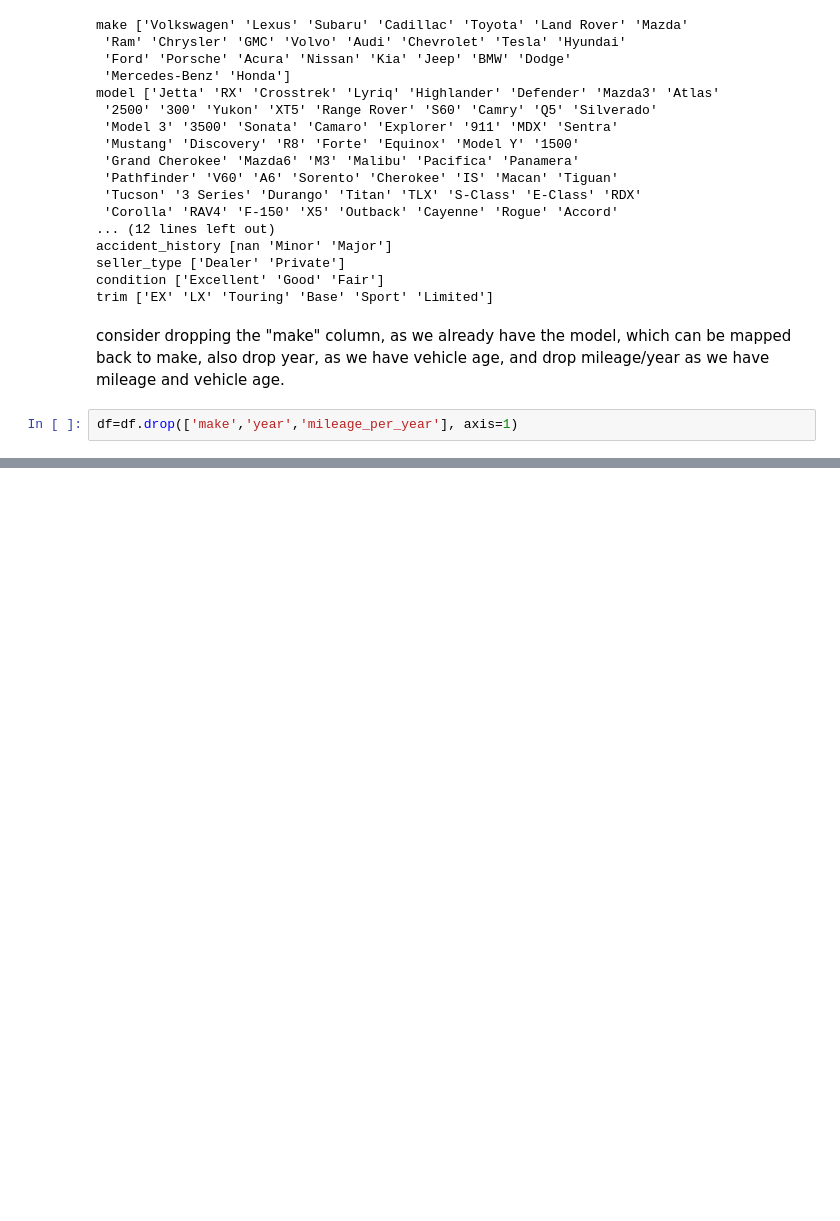
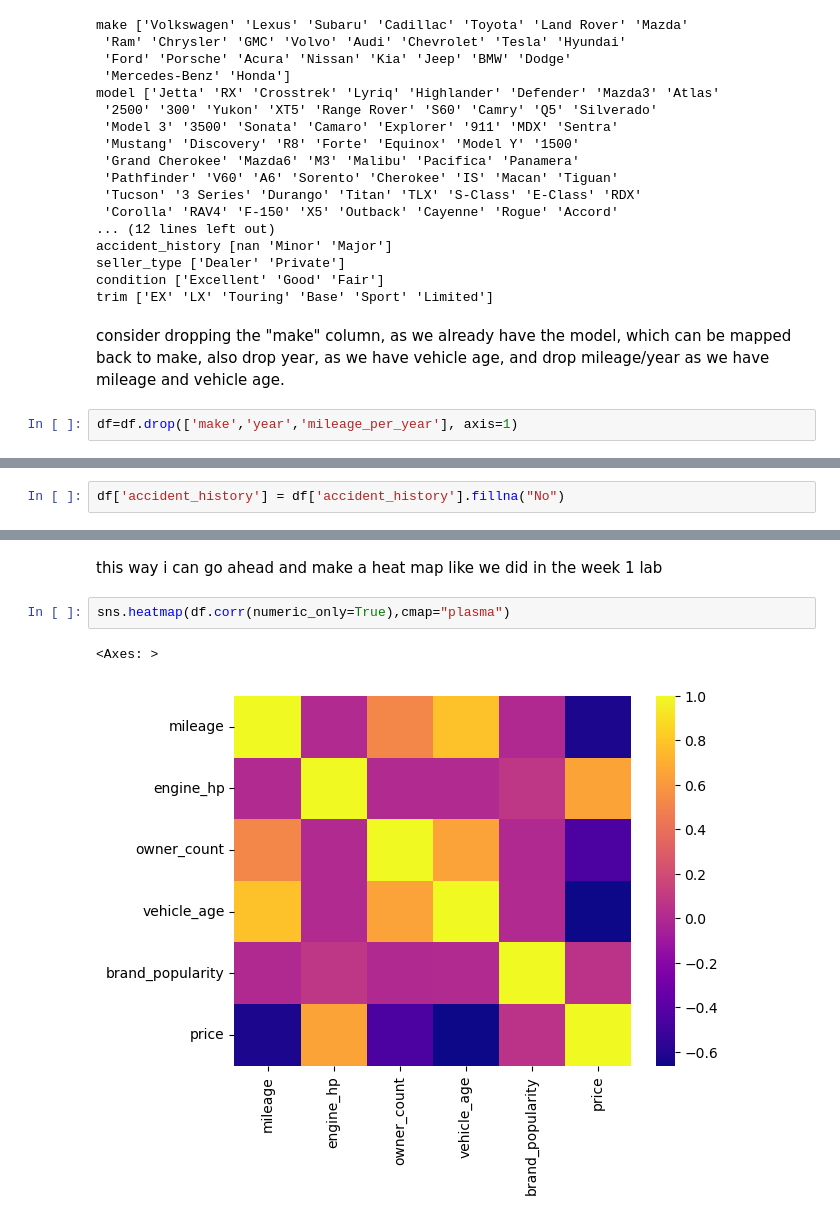
Before and after one commit to Kate-Zilla/Vehicle-Price-Predictions-Using-Supervised-Learning, a Jupyter notebook: vehicle_price_pred.ipynb, the cells around one changed output, grey strips where cells are left out. Saved outputs shown, nothing was run; the diff lists cells and outputs as text; blank space fills up the shorter version.

```diff
--- a/vehicle_price_pred.ipynb
+++ b/vehicle_price_pred.ipynb
@@ -89,0 +93,2 @@ df=df.drop(['make','year','mileage_per_year'], axis=1)
+# %%
+df['accident_history'] = df['accident_history'].fillna("No")
@@ -98,0 +124,7 @@ df.head()
+# %% [markdown]
+this way i can go ahead and make a heat map like we did in the week 1 lab
+# %%
+sns.heatmap(df.corr(numeric_only=True),cmap="plasma")
+# %% [output]
+<Axes: >
+[figure, added]
```
Also changed, not shown: parts of 21 cells of this notebook.
